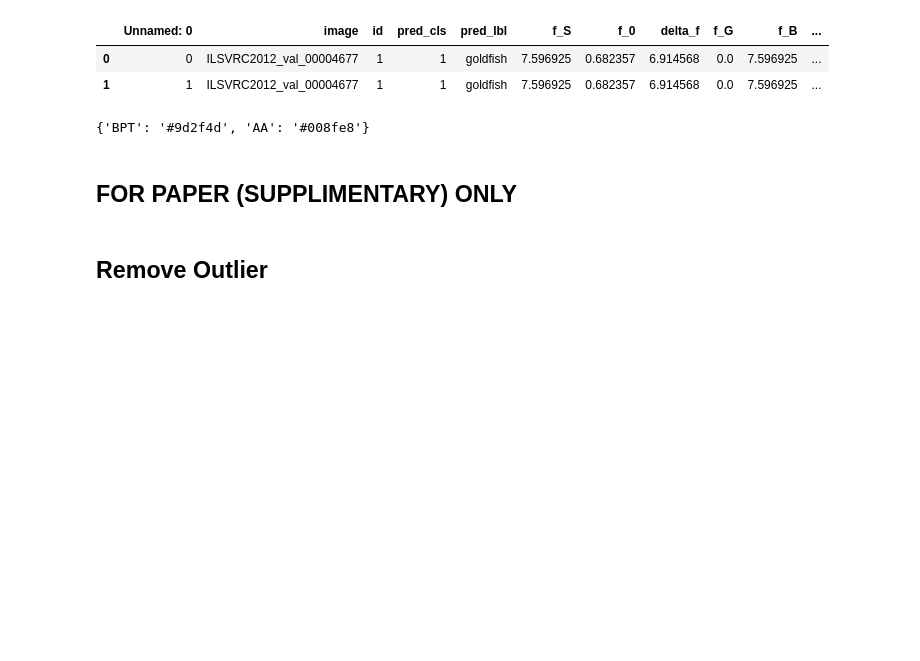
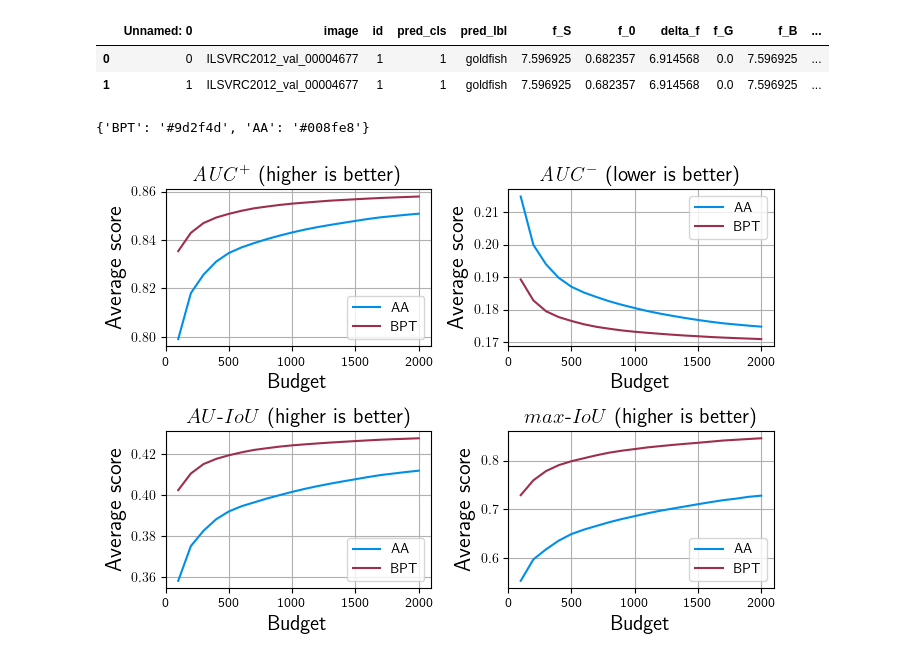
Before and after one commit to rashidrao-pk/shap_bpt_tests, a Jupyter notebook: notebooks/E1_E2_E3_E7/N2_2_DrawPlot_Fig5_Fig6_Fig7_from_CSV.ipynb, the cells around one changed output. Drawn from its saved outputs; the diff is of its cells as text; code cells hidden in the pictures; blank space fills up the shorter version.

```diff
--- a/notebooks/E1_E2_E3_E7/N2_2_DrawPlot_Fig5_Fig6_Fig7_from_CSV.ipynb
+++ b/notebooks/E1_E2_E3_E7/N2_2_DrawPlot_Fig5_Fig6_Fig7_from_CSV.ipynb
@@ -388,31 +388,33 @@ method_remap = {
     'aucD_clipr': '$\\mathit{AUC}^-$ (lower is better)',
 }
 # %%
-fig,axes = plt.subplots(1,4,figsize=(14,3))
+fig,axes = plt.subplots(2,2,figsize=(7,5))
 for s_id,score in enumerate(['aucI_clipr','aucD_clipr', 'au_IoU','max_IoU']):
+   ax = axes[s_id//2, s_id%2]
    for var in ['AA', 'BPT']:
+
       df2 = df[ df.variant==var ][[score, 'budget']].groupby('budget').mean().reset_index().sort_values('budget')
       # df3 = df[ df.variant==var ][['aucI_pred', 'budget']].groupby('budget').std().reset_index().sort_values('budget')
       X = df2.budget
       Y = df2[score]
       # err = df3[score]
-      axes[s_id].plot(X, Y, label=var, c= method_colors_convergence[var])
+      ax.plot(X, Y, label=var, c= method_colors_convergence[var])
       # plt.errorbar(X,Y, err, label=var)
 
-   axes[s_id].set_ylabel(f'{method_remap[score]}')
-   axes[s_id].set_xlabel(f'budget')
-
+   ax.set_title(f'{method_remap[score]}', fontsize=15)
+   ax.set_xlabel(f'Budget', fontsize=15)
+   ax.set_ylabel('Average score', fontsize=16)
    ticks = sorted([0,500,1000,1500,2000])
-   axes[s_id].set_xlim(0, ticks[-1] + 100)
-   axes[s_id].set_xticks(ticks)
-   axes[s_id].set_xticklabels([str(t) for t in ticks])
-   axes[s_id].legend()
-   axes[s_id].grid(True)
+   ax.set_xlim(0, ticks[-1] + 100)
+   ax.set_xticks(ticks)
+   ax.set_xticklabels([str(t) for t in ticks])
+   ax.legend()
+   ax.grid(True)
 
 plt.tight_layout()
 # plt.savefig(f'{filename_boxplots}_convergence.svg', dpi=150, transparent=True, bbox_inches='tight', pad_inches=0.02)
-plt.savefig(f'{filename_boxplots}_convergence.pdf', dpi=150, transparent=True, bbox_inches='tight', pad_inches=0.02)
+plt.savefig(f'convergence.pdf', dpi=150, transparent=True, bbox_inches='tight', pad_inches=0.02)
 # plt.savefig(f'{filename_boxplots}_convergence.png', dpi=150, transparent=True, bbox_inches='tight', pad_inches=0.02)
 plt.show()
+# %% [output]
+[figure, added]
-# %% [markdown]
-## FOR PAPER (SUPPLIMENTARY) ONLY
@@ -573,2 +420,0 @@ plt.show()
-# %% [markdown]
-## Remove Outlier
```
Also changed, not shown: parts of 14 cells of this notebook, 26 other files.
